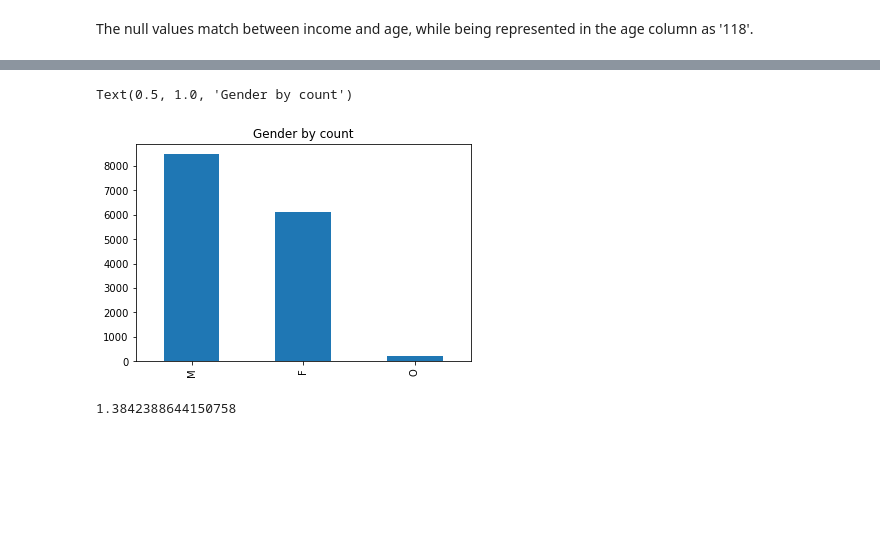
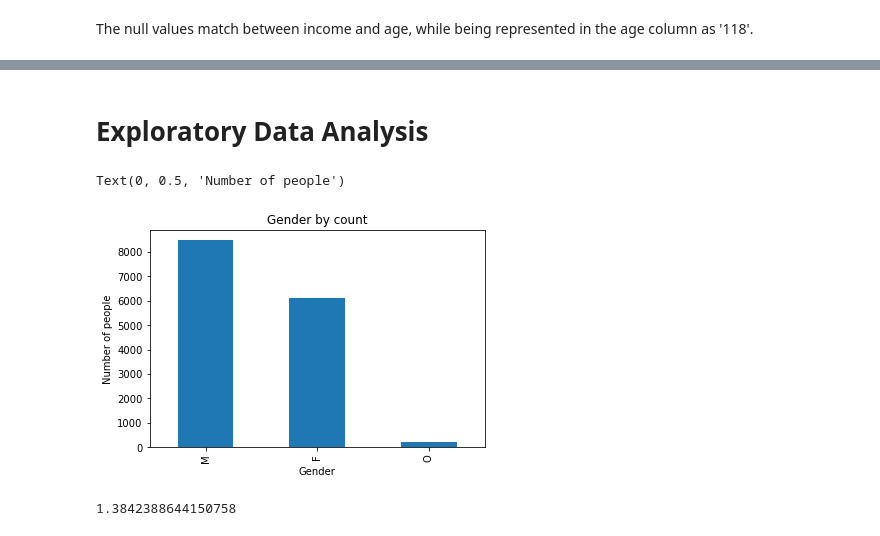
Before and after one commit to Ajax243/starbucks_capstone, a Jupyter notebook: Starbucks_Capstone_notebook.ipynb, the cells around one changed output, grey strips where cells are left out. Drawn from its saved outputs; the diff is of its cells as text; code cells hidden in the pictures; blank space fills up the shorter version.

```diff
--- a/Starbucks_Capstone_notebook.ipynb
+++ b/Starbucks_Capstone_notebook.ipynb
@@ -149,9 +287,13 @@ profile=clean_profile(profile)
+# %% [markdown]
+# Exploratory Data Analysis
 # %%
 profile['gender'].value_counts().plot(kind='bar')
 plt.title('Gender by count')
+plt.xlabel('Gender')
+plt.ylabel('Number of people')
 # %% [output]
-Text(0.5, 1.0, 'Gender by count')
+Text(0, 0.5, 'Number of people')
-[figure, old version]
+[figure, new version]
 # %%
 ratio_of_males_to_females=(profile['gender']=='M').sum()/(profile['gender']=='F').sum()
 ratio_of_males_to_females
```
Also changed, not shown: parts of 60 cells of this notebook.
